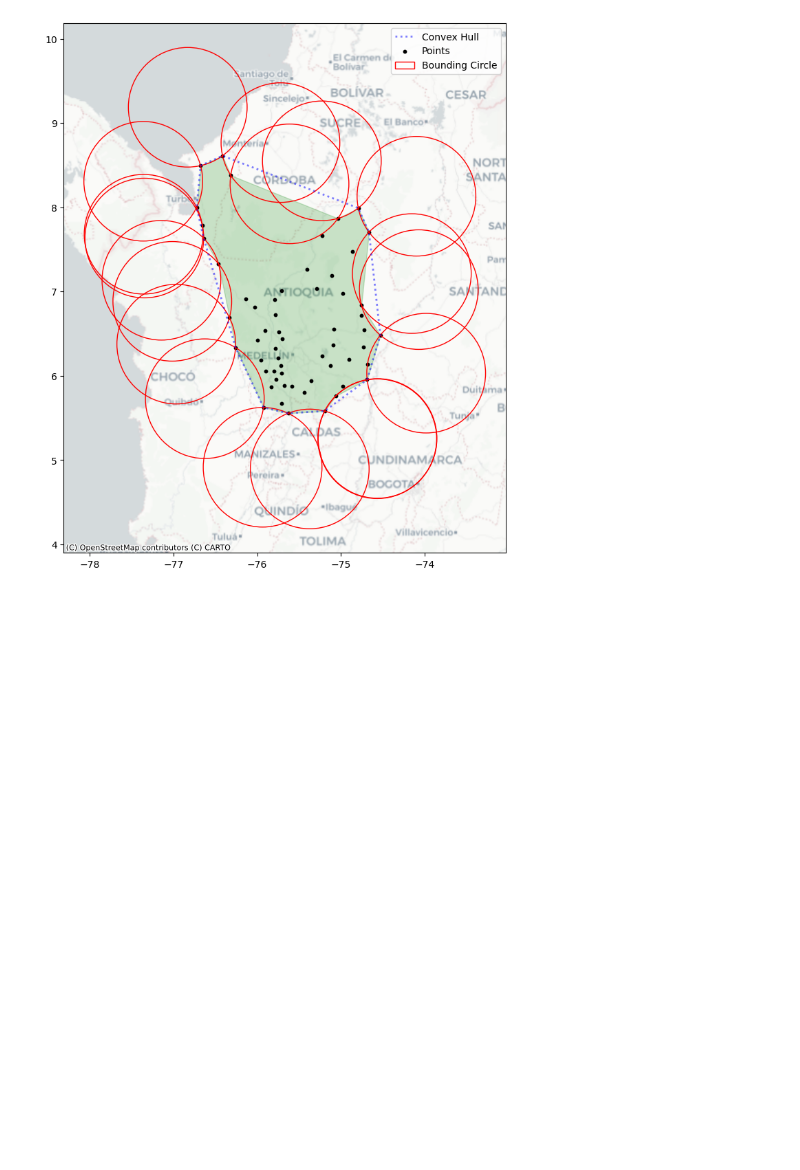
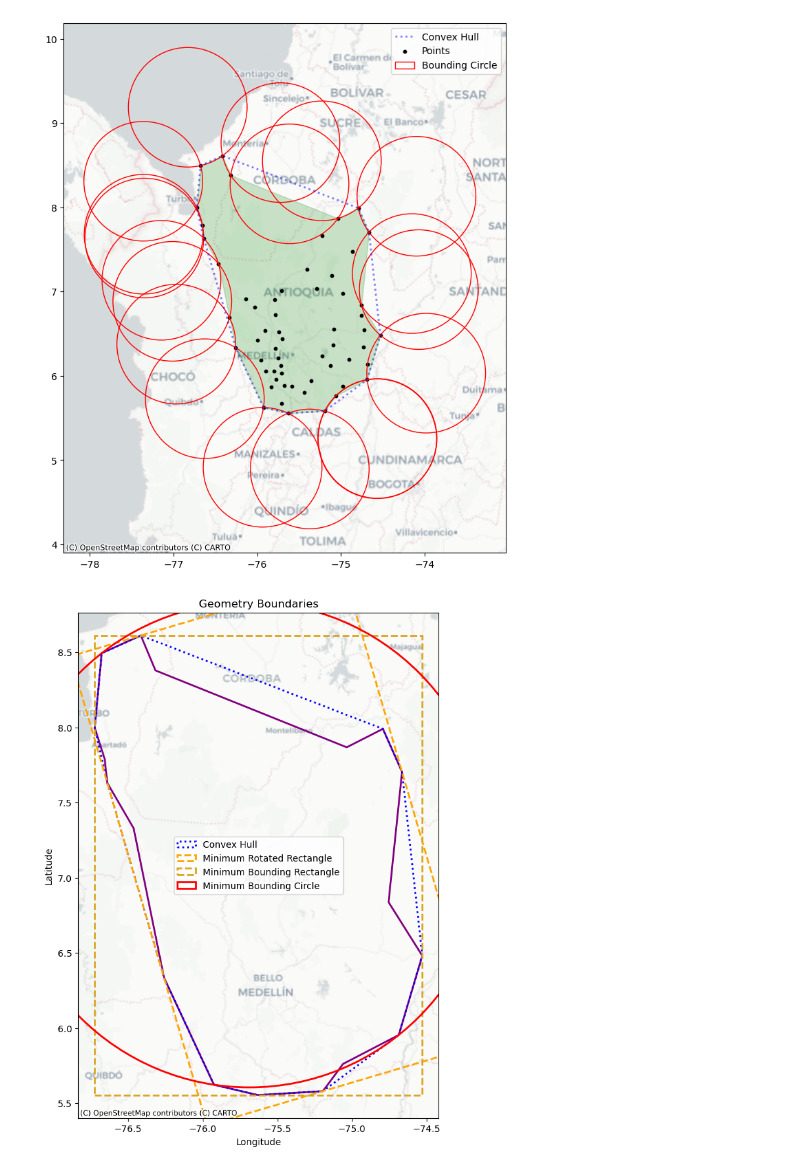
Before and after one commit to algarciach/AnalisisGeoespacial, a Jupyter notebook: Covid19_book/_build/jupyter_execute/01_point-pattern.ipynb, the cells around one changed output. Drawn from its saved outputs; the diff is of its cells as text; code cells hidden in the pictures; blank space fills up the shorter version.

```diff
--- a/Covid19_book/_build/jupyter_execute/01_point-pattern.ipynb
+++ b/Covid19_book/_build/jupyter_execute/01_point-pattern.ipynb
@@ -424,3 +424,86 @@ plt.legend()
 plt.show()
 # %% [output]
 [figure]
+# %%
+min_rot_rect = centrography.minimum_rotated_rectangle(coords)
+
+min_rect_vertices = centrography.minimum_bounding_rectangle(coords)
+
+(center_x, center_y), radius = centrography.minimum_bounding_circle(coords)
+# %%
+from shapely.geometry import Polygon, Point
+from matplotlib.patches import Polygon as MplPolygon, Rectangle, Circle
+
+# GeoSeries for the alpha shape
+gdf_alpha = gpd.GeoSeries([alpha_shape], crs="EPSG:4326")
+
+# Create figure and axis
+fig, ax = plt.subplots(1, 1, figsize=(10, 10))
+
+# Plot alpha shape in purple
+gdf_alpha.plot(ax=ax, facecolor='none', edgecolor='purple', label='Alpha Shape', linewidth=2)
+
+# Plot convex hull patch blue
+convex_patch = MplPolygon(
+    convex_hull_vertices,
+    closed=True,
+    edgecolor='blue',
+    facecolor='none',
+    linestyle=':',
+    linewidth=2,
+    label='Convex Hull'
+)
+ax.add_patch(convex_patch)
+
+# Plot minimum rotated rectangle in orange
+rot_rect_patch = MplPolygon(
+    min_rot_rect,
+    closed=True,
+    edgecolor='orange',
+    facecolor='none',
+    linestyle='--',
+    linewidth=2,
+    label='Minimum Rotated Rectangle'
+)
+ax.add_patch(rot_rect_patch)
+
+# Plot minimum bounding rectangle in (goldenrod dashed)
+xmin, ymin, xmax, ymax = min_rect_vertices
+rect_width = xmax - xmin
+rect_height = ymax - ymin
+
+bbox_patch = Rectangle(
+    (xmin, ymin),
+    width= rect_width,
+    height= rect_height,
+    edgecolor='goldenrod',
+    facecolor='none',
+    linestyle='dashed',
+    linewidth=2,
+    label='Minimum Bounding Rectangle'
+)
+ax.add_patch(bbox_patch)
+
+# Plot minimum bounding circle in red
+circle_patch = Circle(
+    (center_x, center_y),
+    radius=radius,
+    edgecolor='red',
+    facecolor='none',
+    linewidth=2,
+    label='Minimum Bounding Circle'
+)
+ax.add_patch(circle_patch)
+
+# Add basemap
+ctx.add_basemap(
+    ax, crs="EPSG:4326",
+    source=ctx.providers.CartoDB.Positron)
+
+ax.legend()
+plt.xlabel('Longitude')
+plt.ylabel('Latitude')
+plt.title('Geometry Boundaries')
+plt.show()
+# %% [output]
+[figure, added]
```
Also changed, not shown: parts of 5 cells of this notebook, 8 other files.
